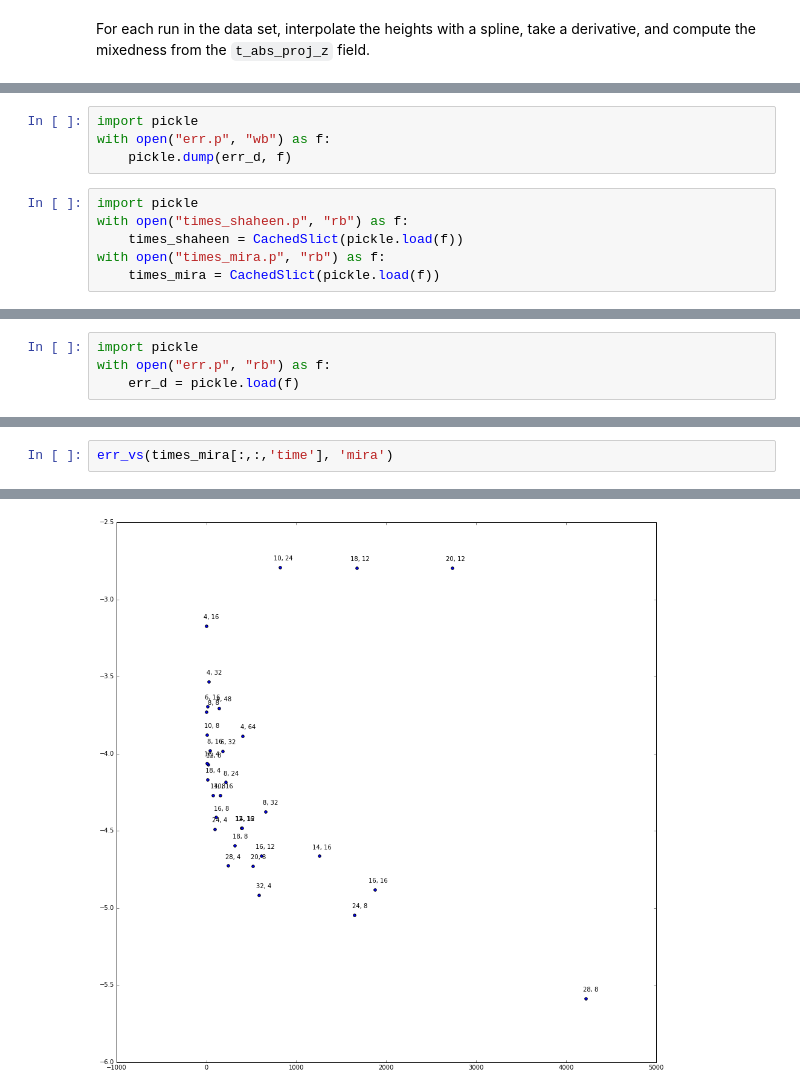
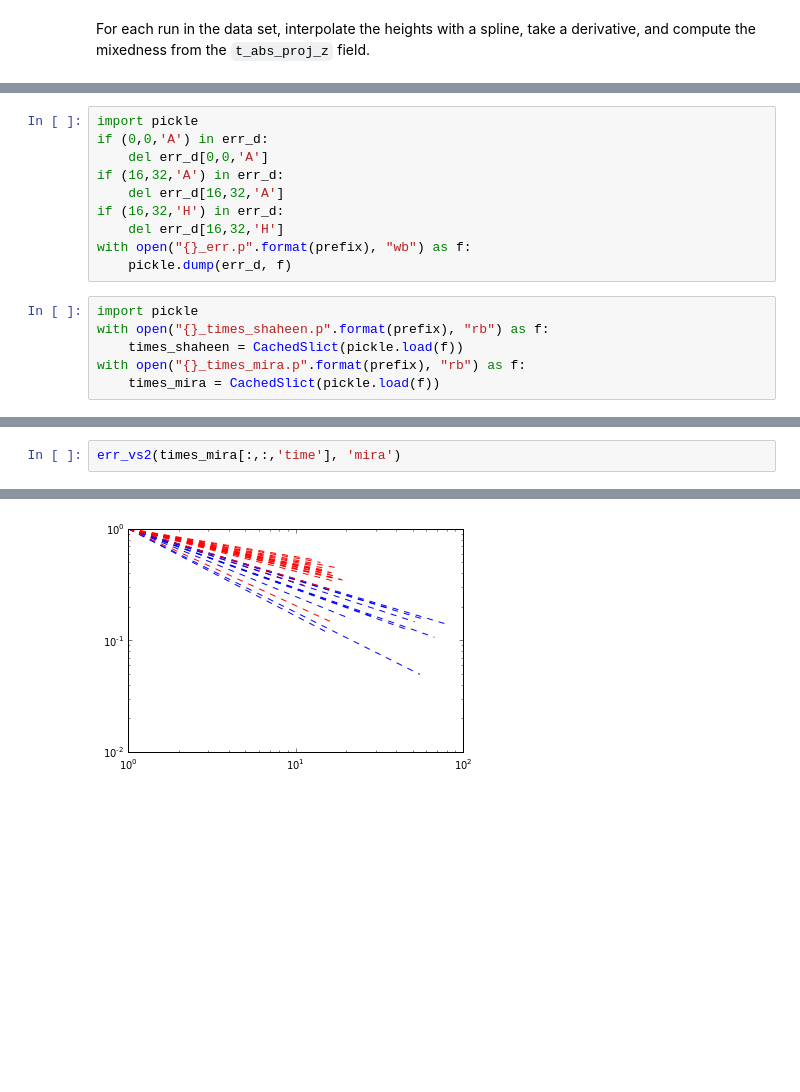
Before and after one commit to maxhutch/ConvergeRTI, a Jupyter notebook: ConvergencePlots.ipynb, the cells around one changed output, grey strips where cells are left out. Saved outputs shown, nothing was run; the diff lists cells and outputs as text; blank space fills up the shorter version.

```diff
--- a/ConvergencePlots.ipynb
+++ b/ConvergencePlots.ipynb
@@ -127,10 +147,16 @@ for sc, p in zip(scs, ps):
-# %%
-import pickle
-with open("err.p", "wb") as f:
-    pickle.dump(err_d, f)
+# %%
+import pickle
+if (0,0,'A') in err_d:
+    del err_d[0,0,'A']
+if (16,32,'A') in err_d:
+    del err_d[16,32,'A']
+if (16,32,'H') in err_d:
+    del err_d[16,32,'H']
+with open("{}_err.p".format(prefix), "wb") as f:
+    pickle.dump(err_d, f)
 # %%
 import pickle
-with open("times_shaheen.p", "rb") as f:
+with open("{}_times_shaheen.p".format(prefix), "rb") as f:
     times_shaheen = CachedSlict(pickle.load(f))
-with open("times_mira.p", "rb") as f:
+with open("{}_times_mira.p".format(prefix), "rb") as f:
     times_mira = CachedSlict(pickle.load(f))
@@ -139,6 +163,2 @@ EOFError: Ran out of input
-# %%
-import pickle
-with open("err.p", "rb") as f:
-    err_d = pickle.load(f)
 # %%
 def my_scatter(xs, ys, labels):
@@ -161,3 +248,3 @@ def err_vs(time, name):
 # %%
-err_vs(times_mira[:,:,'time'], 'mira')
+err_vs2(times_mira[:,:,'time'], 'mira')
 # %% [output]
@@ -165,4 +252,4 @@ err_vs(times_mira[:,:,'time'], 'mira')
-[figure, old version]
+[figure, new version]
 # %%
 err_vs(times_shaheen[:,:,'time'], 'shaheen')
 # %% [output]
```
Also changed, not shown: parts of 10 cells of this notebook, 5 other files.
